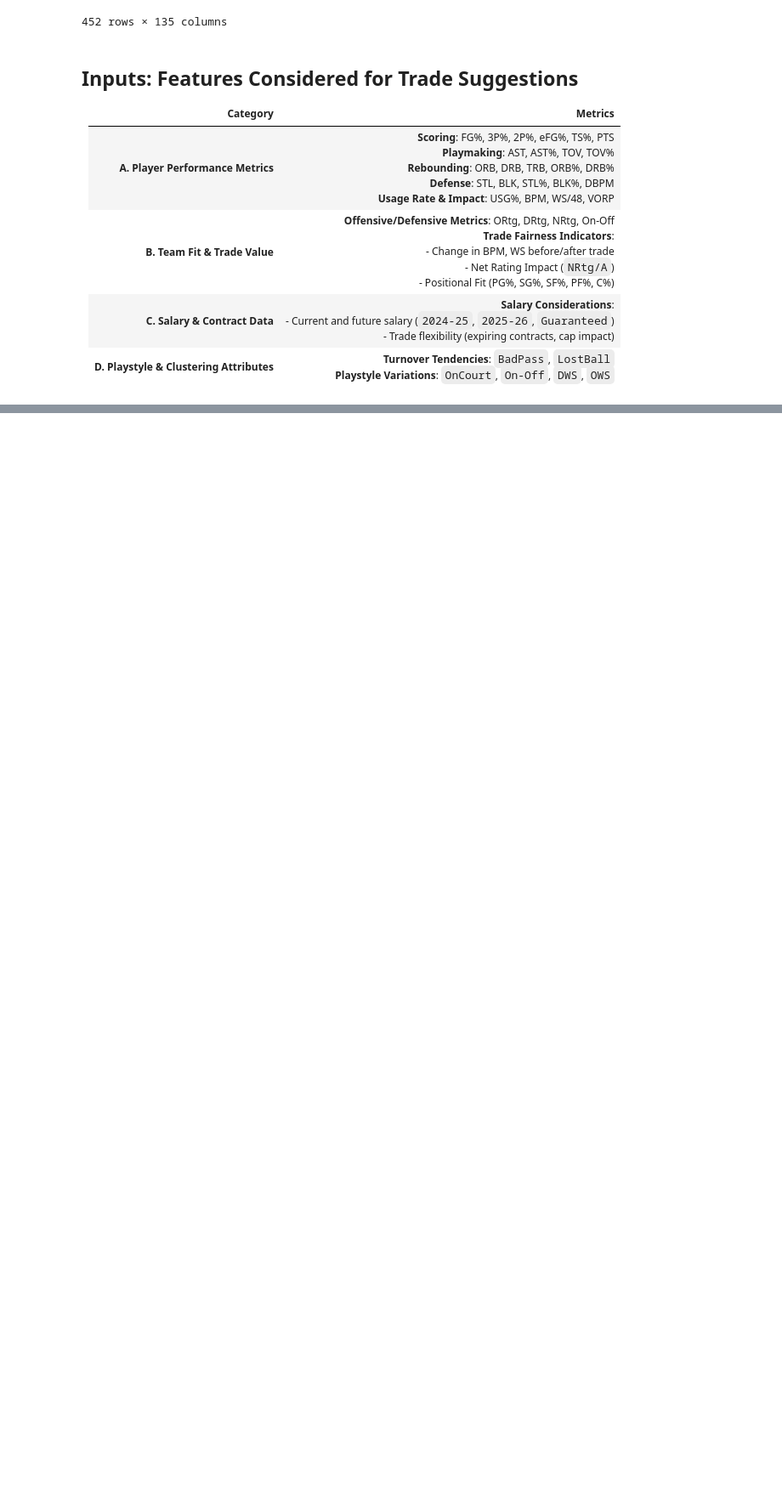
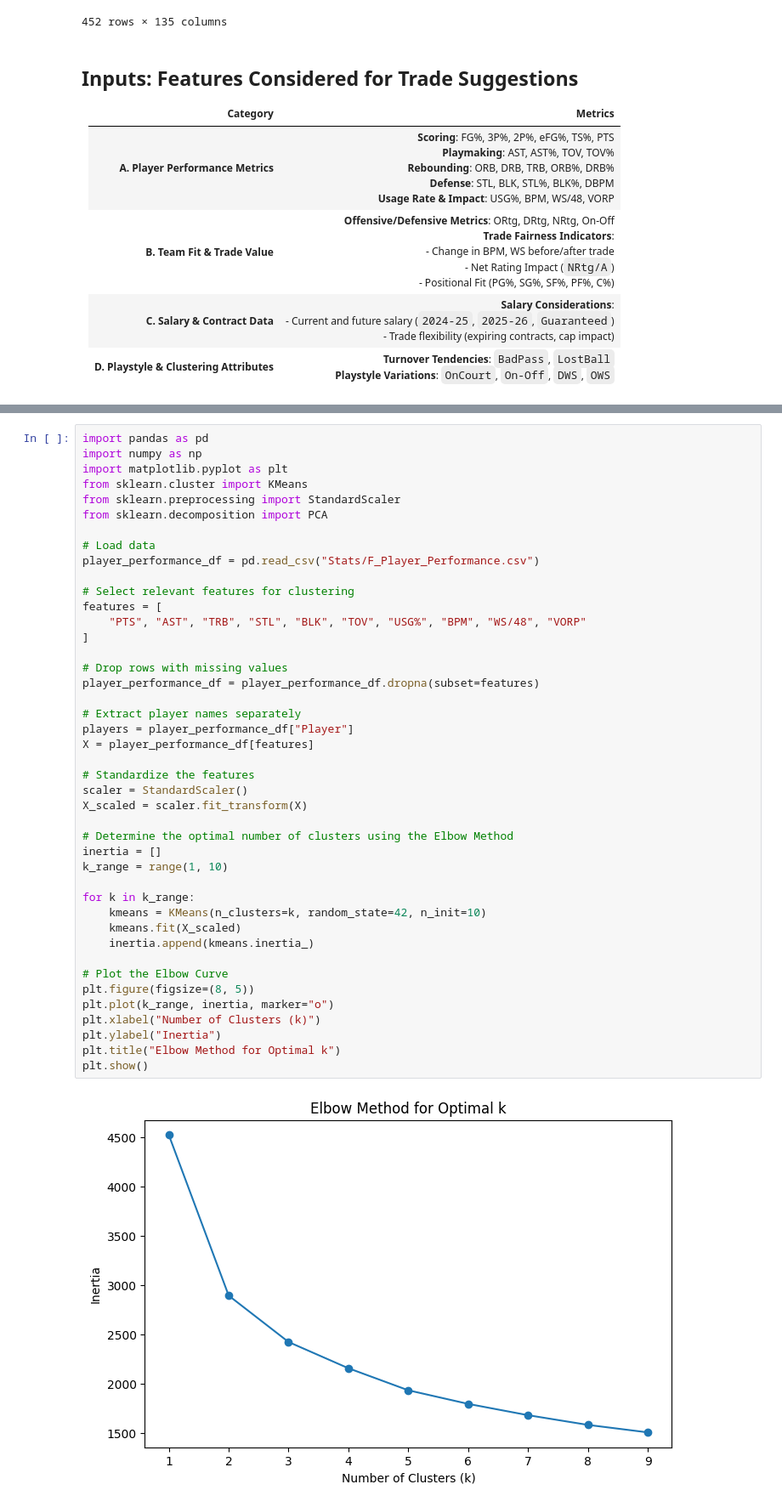
Before and after one commit to Makster04/Phase_4_Project, a Jupyter notebook: Project.ipynb, the cells around one changed output, grey strips where cells are left out. Shown: that part at 85% size. Saved outputs shown, nothing was run; the diff lists cells and outputs as text; blank space fills up the shorter version.

```diff
--- a/Project.ipynb
+++ b/Project.ipynb
@@ -341,0 +291,45 @@ print(Playstyle_Clustering_df)
+# %%
+import pandas as pd
+import numpy as np
+import matplotlib.pyplot as plt
+from sklearn.cluster import KMeans
+from sklearn.preprocessing import StandardScaler
+from sklearn.decomposition import PCA
+
+# Load data
+player_performance_df = pd.read_csv("Stats/F_Player_Performance.csv")
+
+# Select relevant features for clustering
+features = [
+    "PTS", "AST", "TRB", "STL", "BLK", "TOV", "USG%", "BPM", "WS/48", "VORP"
+]
+
+# Drop rows with missing values
+player_performance_df = player_performance_df.dropna(subset=features)
+
+# Extract player names separately
+players = player_performance_df["Player"]
+X = player_performance_df[features]
+
+# Standardize the features
+scaler = StandardScaler()
+X_scaled = scaler.fit_transform(X)
+
+# Determine the optimal number of clusters using the Elbow Method
+inertia = []
+k_range = range(1, 10)
+
+for k in k_range:
+    kmeans = KMeans(n_clusters=k, random_state=42, n_init=10)
+    kmeans.fit(X_scaled)
+    inertia.append(kmeans.inertia_)
+
+# Plot the Elbow Curve
+plt.figure(figsize=(8, 5))
+plt.plot(k_range, inertia, marker="o")
+plt.xlabel("Number of Clusters (k)")
+plt.ylabel("Inertia")
+plt.title("Elbow Method for Optimal k")
+plt.show()
+# %% [output]
+[figure, added]
```
Also changed, not shown: parts of 6 cells of this notebook, 2 other files.
